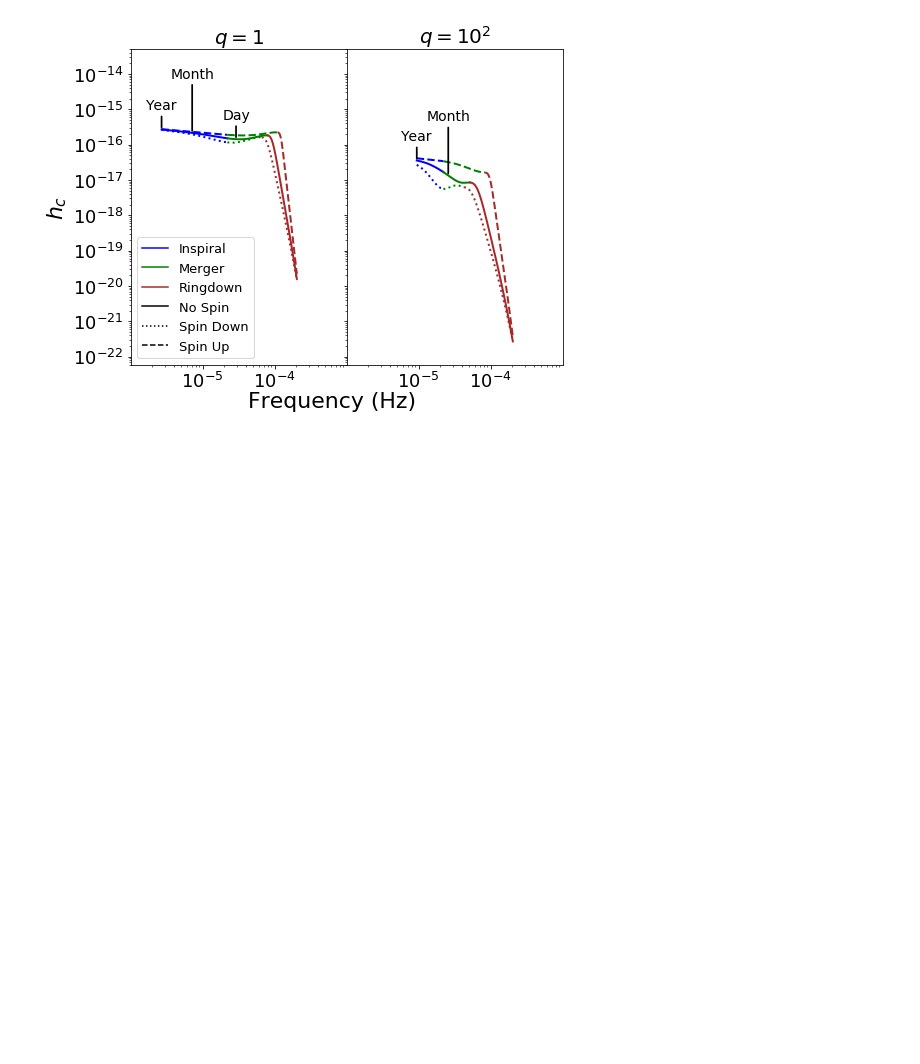
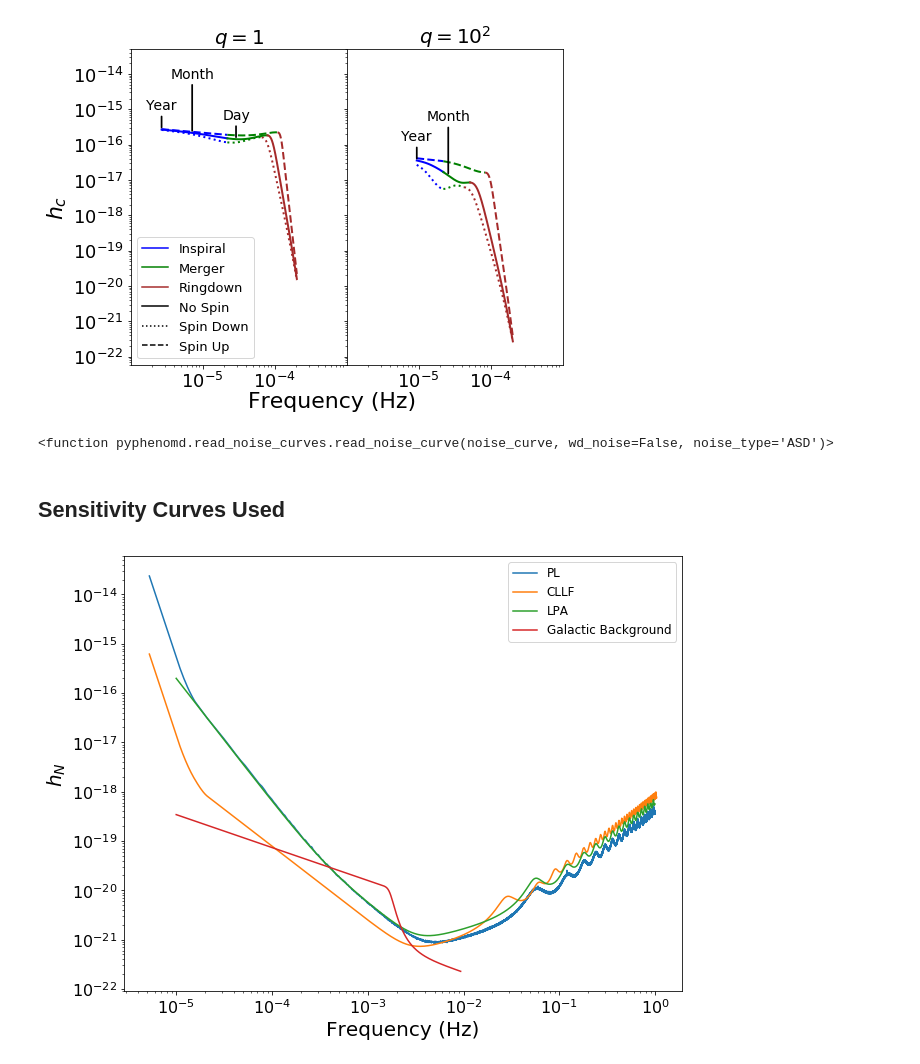
Before and after one commit to mikekatz04/Illustris_LISA_paper, a Jupyter notebook: code/paper_plots.ipynb, the cells around one changed output. Drawn from its saved outputs; the diff is of its cells as text; code cells hidden in the pictures; blank space fills up the shorter version.

```diff
--- a/code/paper_plots.ipynb
+++ b/code/paper_plots.ipynb
@@ -174,3 +175,26 @@ fig1.text(0.5, 0.05, 'Frequency (Hz)', ha = 'center', fontsize=22)
  2.02873169e-04 2.03025444e-04] [9.39954595e-06 2.57253610e-05 1.12105829e-04 5.04826268e-04]
 Text(0.5,0.05,'Frequency (Hz)')
 [figure]
+# %%
+read_noise_curve
+# %% [output]
+<function pyphenomd.read_noise_curves.read_noise_curve(noise_curve, wd_noise=False, noise_type='ASD')>
+# %% [markdown]
+## Sensitivity Curves Used
+# %%
+fig, ax = plt.subplots(1,1)
+fig.set_size_inches(10,8)
+
+for nc in ['PL', 'CLLF', 'LPA', 'WDnoise']:
+    fn, hn = read_noise_curve(nc, noise_type='characteristic_strain')
+    if nc == 'WDnoise':
+        nc = 'Galactic Background'
+    ax.loglog(fn, hn, label=nc)
+
+ax.tick_params(labelsize=16)
+ax.set_xlabel('Frequency (Hz)', fontsize=20)
+ax.set_ylabel(r'$h_N$', fontsize=20)
+ax.legend(prop={'size':12})
+fig.savefig('figures/sensitivity_curves.pdf', dpi=250)
+# %% [output]
+[figure, added]
```
Also changed, not shown: parts of 5 cells of this notebook, 4 other files.
